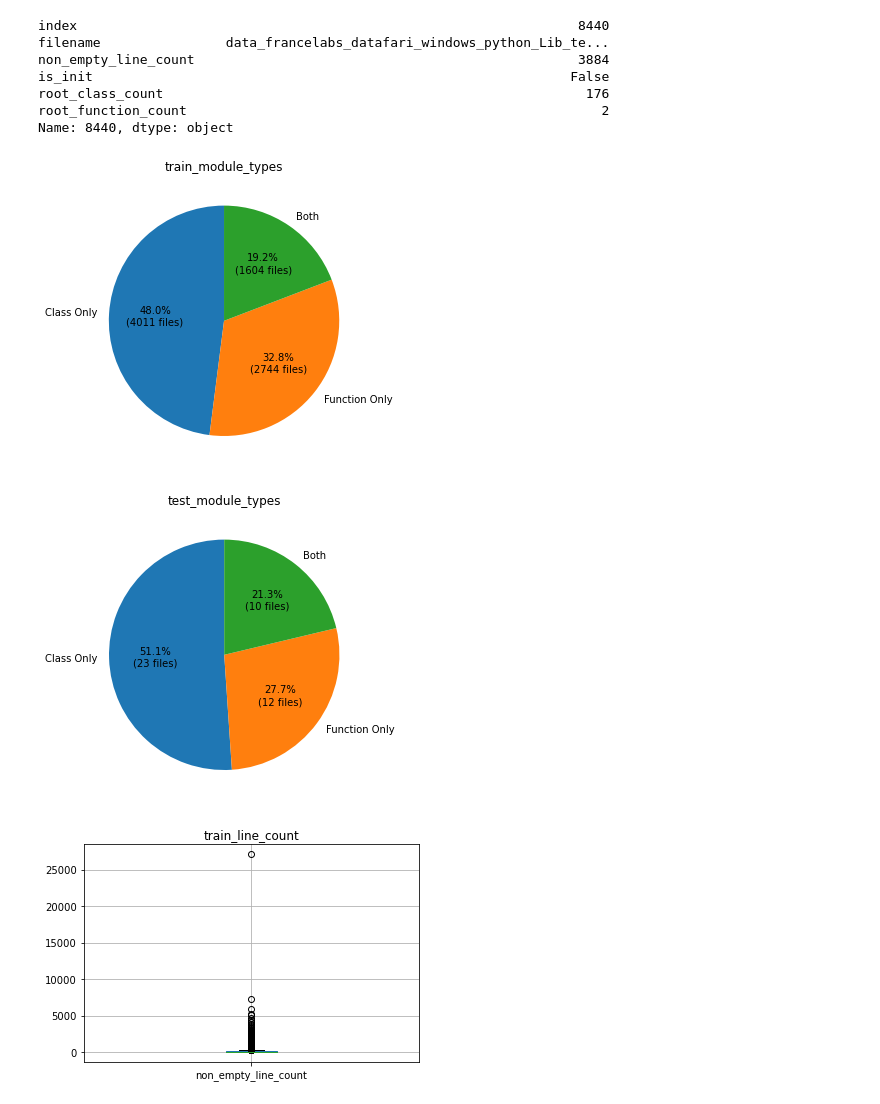
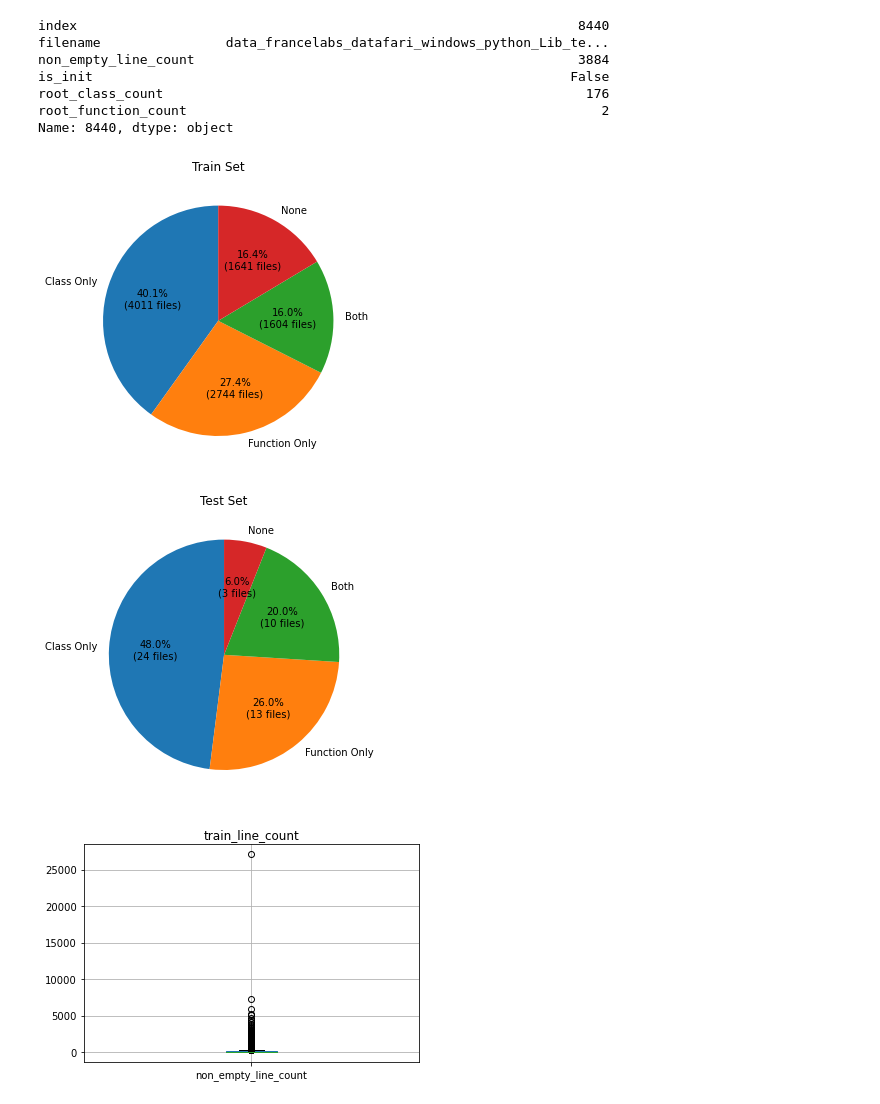
Before and after one commit to UoA-CS760/autocomplete-predictor, a Jupyter notebook: data/train_file_analysis.ipynb, the cells around one changed output. Drawn from its saved outputs; the diff is of its cells as text; code cells hidden in the pictures.

Commit message:
inline parsing, code_style none pie slice

```diff
--- a/data/train_file_analysis.ipynb
+++ b/data/train_file_analysis.ipynb
@@ -129,33 +129,35 @@ root_class_count                                                      176
 root_function_count                                                     2
 Name: 8440, dtype: object
 # %%
-
+import math
 
 def module_pie(df, title):
     class_only = df[(df['root_class_count'] > 0) & (df['root_function_count'] == 0)]
     func_only = df[(df['root_class_count'] == 0) & (df['root_function_count'] > 0)]
     class_func_both = df[(df['root_class_count'] > 0) & (df['root_function_count'] > 0)]
+    none_class_func = df[(df['root_class_count'] == 0) & (df['root_function_count'] == 0)]
 
-    class_func_both_data = [len(class_only), len(func_only), len(class_func_both)]
-    class_func_both_data_labels = ['Class Only', 'Function Only', 'Both']
+    class_func_both_data = [len(class_only), len(func_only), len(class_func_both), len(none_class_func)]
+    class_func_both_data_labels = ['Class Only', 'Function Only', 'Both', 'None']
 
-    def fmt_label(pct, allvals):
-        absolute = int(pct/100.*np.sum(allvals))
-        return "{:.1f}%\n({:d} files)".format(pct, absolute)
+    def fmt_label(pct, count):
+        absolute = round(pct / 100.0 * count, 1)
+        return "{:1.1f}%\n({:.0f} files)".format(pct, absolute)
 
     fig = plt.figure()
 
     ax = fig.add_axes([0,0,1,1])
     ax.set_title(title)
     ax.pie(class_func_both_data,labels=class_func_both_data_labels,
-            shadow=False, startangle=90, autopct=lambda pct: fmt_label(pct, class_func_both_data))
-    fig.savefig(f'{title}.png', figsize=(4, 4), dpi=200)
+            shadow=False, startangle=90, autopct=lambda pct: fmt_label(pct, len(df)))
 
-module_pie(df_train, 'train_module_types')
-module_pie(df_test, 'test_module_types')
+    fig.savefig(f'{title}.png', figsize=(4, 4), dpi=200, bbox_inches='tight')
+
+module_pie(df_train, 'Train Set')
+module_pie(df_test, 'Test Set')
 # %% [output]
-[figure, old version]
+[figure, new version]
-[figure, old version]
+[figure, new version]
 # %%
 df_train.boxplot(column=['non_empty_line_count'])
 plt.title('train_line_count')
```
Also changed, not shown: parts of 7 cells of this notebook, 6 other files.
